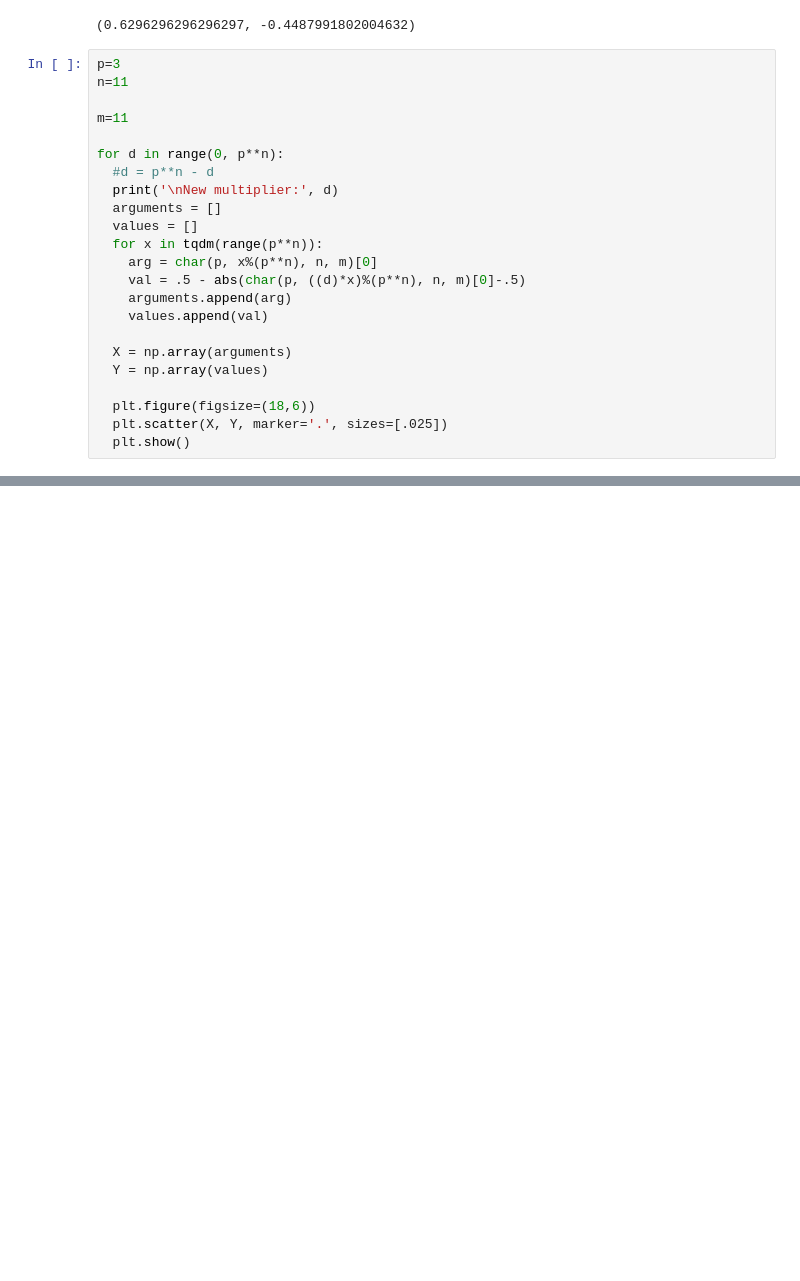
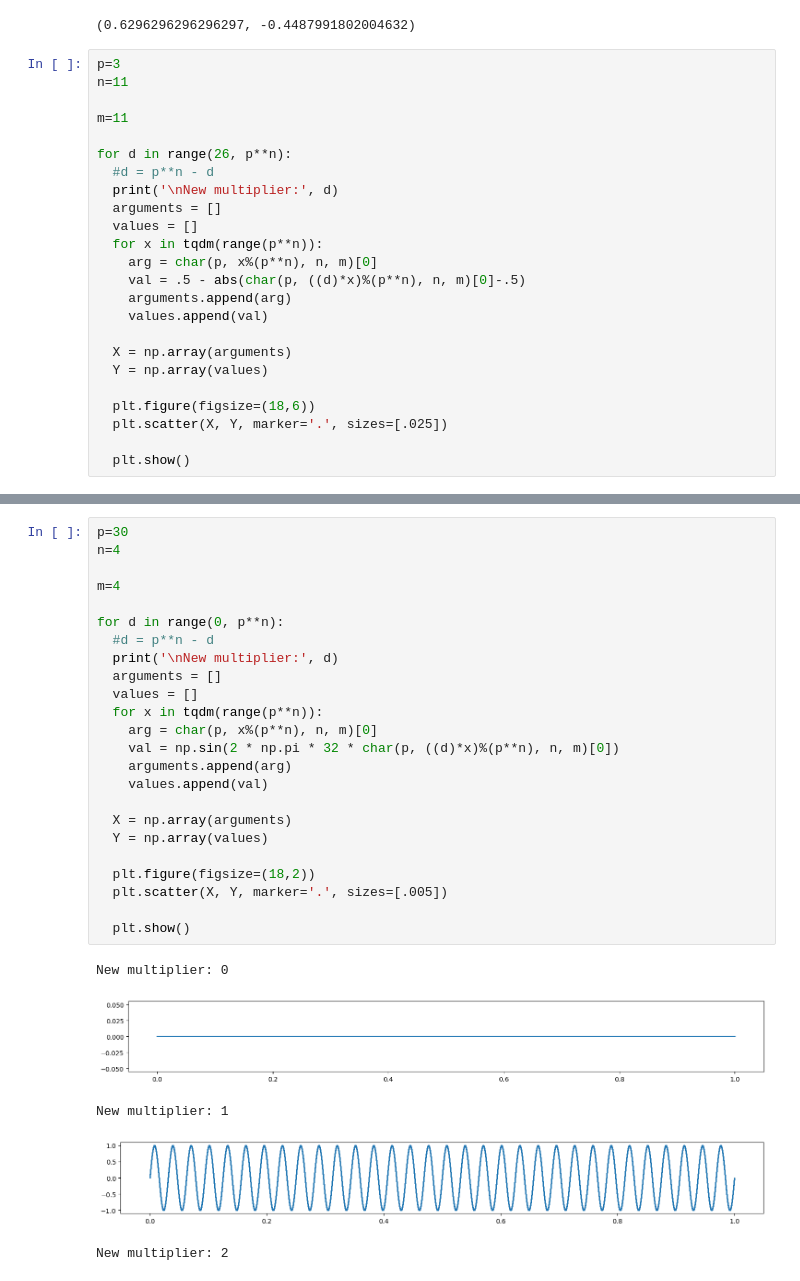
Before and after one commit to TYLERSFOSTER/Tonality_from_Q_p_and_SL_2, a Jupyter notebook: p_Adic_signal_transformation_initial_tirals.ipynb, the cells around one changed output, grey strips where cells are left out. Drawn from its saved outputs; the diff is of its cells as text; blank space fills up the shorter version.

```diff
--- a/p_Adic_signal_transformation_initial_tirals.ipynb
+++ b/p_Adic_signal_transformation_initial_tirals.ipynb
@@ -65,7 +63,7 @@ n=11
 
 m=11
 
-for d in range(0, p**n):
+for d in range(26, p**n):
   #d = p**n - d
   print('\nNew multiplier:', d)
   arguments = []
@@ -81,5 +79,6 @@ for d in range(0, p**n):
 
   plt.figure(figsize=(18,6))
   plt.scatter(X, Y, marker='.', sizes=[.025])
+
   plt.show()
 # %% [output]
@@ -98,0 +87,30 @@ New multiplier: 5
+# %%
+p=30
+n=4
+
+m=4
+
+for d in range(0, p**n):
+  #d = p**n - d
+  print('\nNew multiplier:', d)
+  arguments = []
+  values = []
+  for x in tqdm(range(p**n)):
+    arg = char(p, x%(p**n), n, m)[0]
+    val = np.sin(2 * np.pi * 32 * char(p, ((d)*x)%(p**n), n, m)[0])
+    arguments.append(arg)
+    values.append(val)
+
+  X = np.array(arguments)
+  Y = np.array(values)
+
+  plt.figure(figsize=(18,2))
+  plt.scatter(X, Y, marker='.', sizes=[.005])
+
+  plt.show()
+# %% [output]
+New multiplier: 0
+[figure, added]
+New multiplier: 1
+[figure, added]
+New multiplier: 2
```
Also changed, not shown: parts of 3 cells of this notebook.
